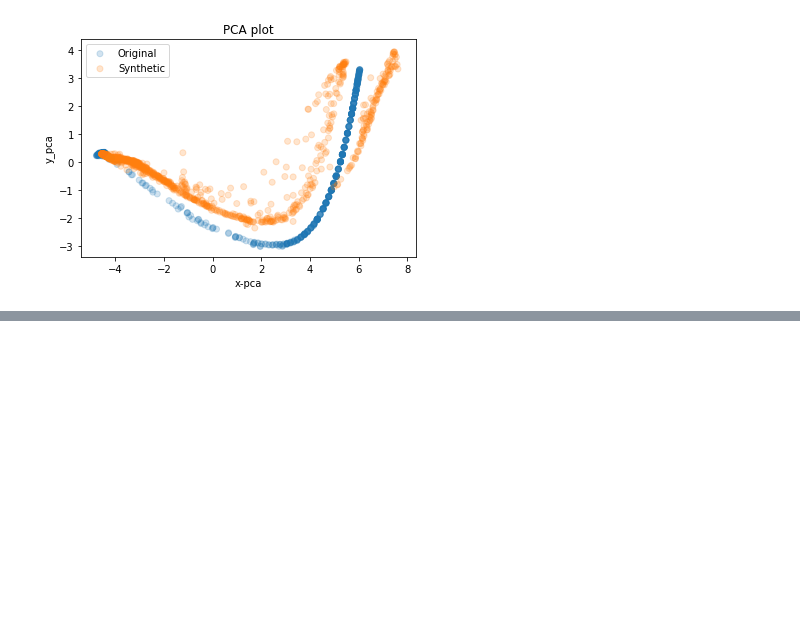
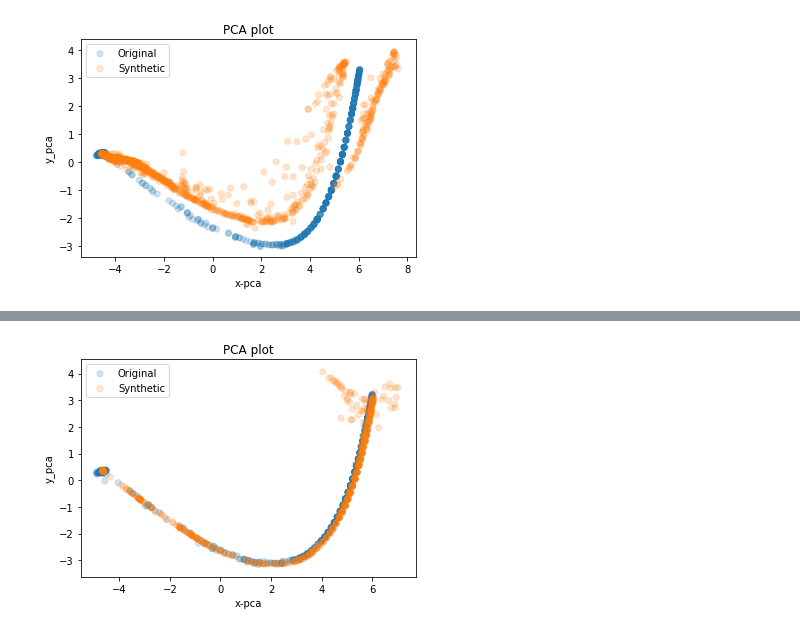
Before and after one commit to mcps5601/TimeGAN-tensorflow2, a Jupyter notebook: data_visualization.ipynb, the cells around one changed output, grey strips where cells are left out. Cells and saved outputs as stored; diff of their text form; code cells hidden in the pictures; blank space fills up the shorter version.

```diff
--- a/data_visualization.ipynb
+++ b/data_visualization.ipynb
@@ -35,0 +41,5 @@ visualization(ori_data, new_data, 'pca')
+# %%
+# new timegan + eta0.01 + bs256 + iteration20000
+visualization(ori_data, new_data, 'pca')
+# %% [output]
+[figure, added]
```
Also changed, not shown: parts of 7 cells of this notebook, 2 other files.
